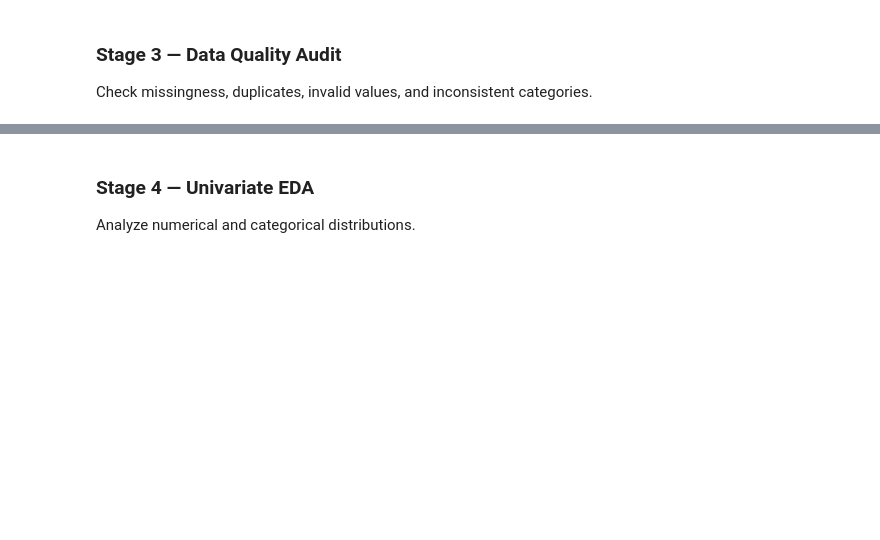
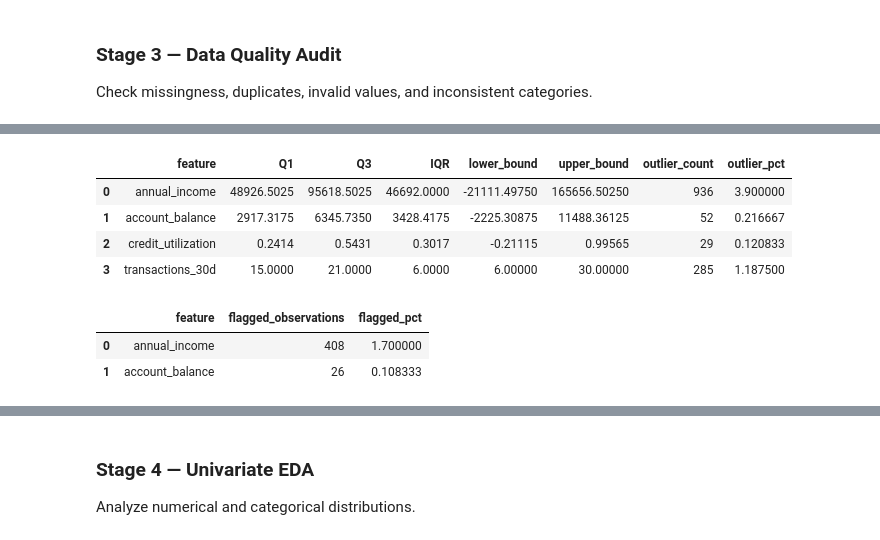
Before and after one commit to JadenGrossbaum/Data-Science, a Jupyter notebook: Chapter 5 EDA/Chapter5_Final_EDA_Workflow.ipynb, the cells around one changed output, grey strips where cells are left out. Saved outputs shown, nothing was run; the diff lists cells and outputs as text; code cells hidden in the pictures; blank space fills up the shorter version.

```diff
--- a/Chapter 5 EDA/Chapter5_Final_EDA_Workflow.ipynb
+++ b/Chapter 5 EDA/Chapter5_Final_EDA_Workflow.ipynb
@@ -311,0 +686,72 @@ Before we visualize relationships or build predictive models, we need to determi
+# %%
+# IQR-Based Outlier Detection
+features = [
+    "annual_income",
+    "account_balance",
+    "credit_utilization",
+    "transactions_30d"
+]
+
+results = []
+
+for feature in features:
+    q1 = df[feature].quantile(0.25)
+    q3 = df[feature].quantile(0.75)
+
+    iqr = q3 - q1
+
+    lower_bound = q1 - 1.5 * iqr
+    upper_bound = q3 + 1.5 * iqr
+
+    outliers = (
+        (df[feature] < lower_bound) |
+        (df[feature] > upper_bound)
+    )
+
+    results.append({
+        "feature": feature,
+        "Q1": q1,
+        "Q3": q3,
+        "IQR": iqr,
+        "lower_bound": lower_bound,
+        "upper_bound": upper_bound,
+        "outlier_count": outliers.sum(),
+        "outlier_pct": outliers.mean() * 100
+    })
+
+iqr_outlier_detection = pd.DataFrame(results)
+
+display(iqr_outlier_detection)
+# %% [output]
+|  | feature | Q1 | Q3 | IQR | lower_bound | upper_bound | outlier_count | outlier_pct |
+| 0 | annual_income | 48926.5025 | 95618.5025 | 46692.0000 | -21111.49750 | 165656.50250 | 936 | 3.900000 |
+| 1 | account_balance | 2917.3175 | 6345.7350 | 3428.4175 | -2225.30875 | 11488.36125 | 52 | 0.216667 |
+| 2 | credit_utilization | 0.2414 | 0.5431 | 0.3017 | -0.21115 | 0.99565 | 29 | 0.120833 |
+| 3 | transactions_30d | 15.0000 | 21.0000 | 6.0000 | 6.00000 | 30.00000 | 285 | 1.187500 |
+# %%
+# Z-Score Outlier Detection
+features = ["annual_income", "account_balance"]
+
+results = []
+
+for feature in features:
+    z_scores = (
+        (df[feature] - df[feature].mean()) /
+        df[feature].std()
+    )
+
+    flagged = z_scores.abs() > 3
+
+    results.append({
+        "feature": feature,
+        "flagged_observations": flagged.sum(),
+        "flagged_pct": flagged.mean() * 100
+    })
+
+    z_score_outlier_detection = pd.DataFrame(results)
+
+display(z_score_outlier_detection)
+# %% [output]
+|  | feature | flagged_observations | flagged_pct |
+| 0 | annual_income | 408 | 1.700000 |
+| 1 | account_balance | 26 | 0.108333 |
```
Also changed, not shown: parts of 22 cells of this notebook.
